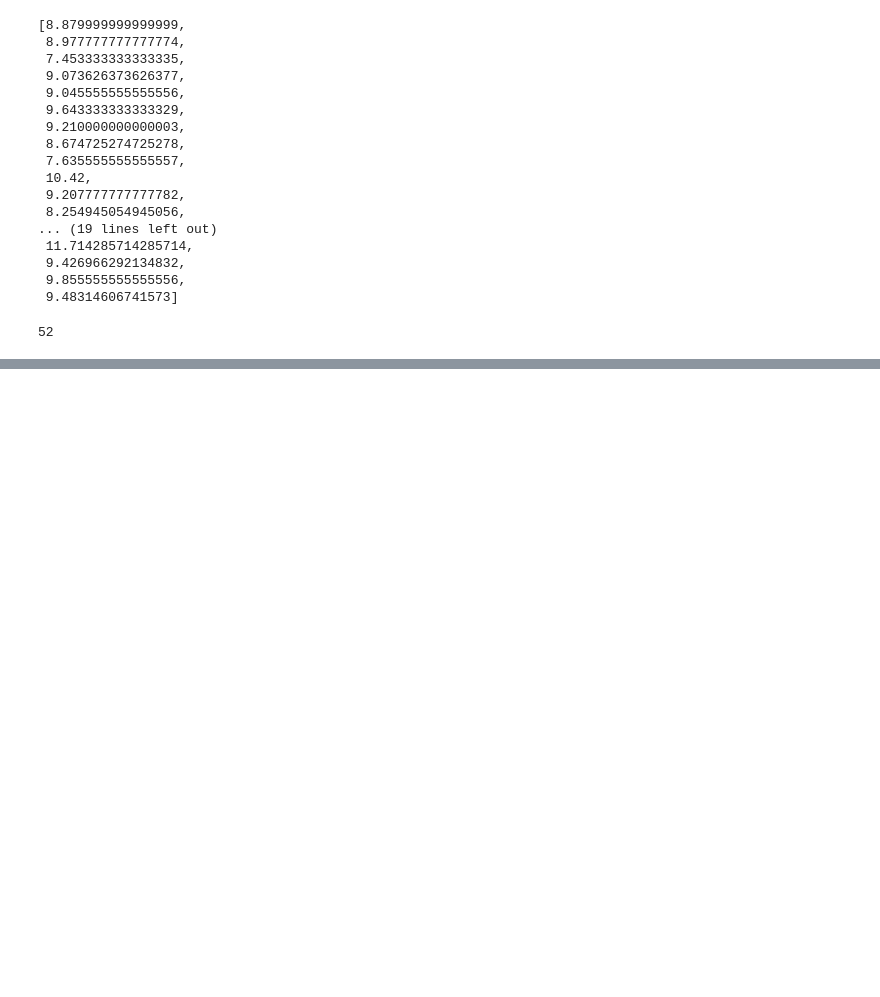
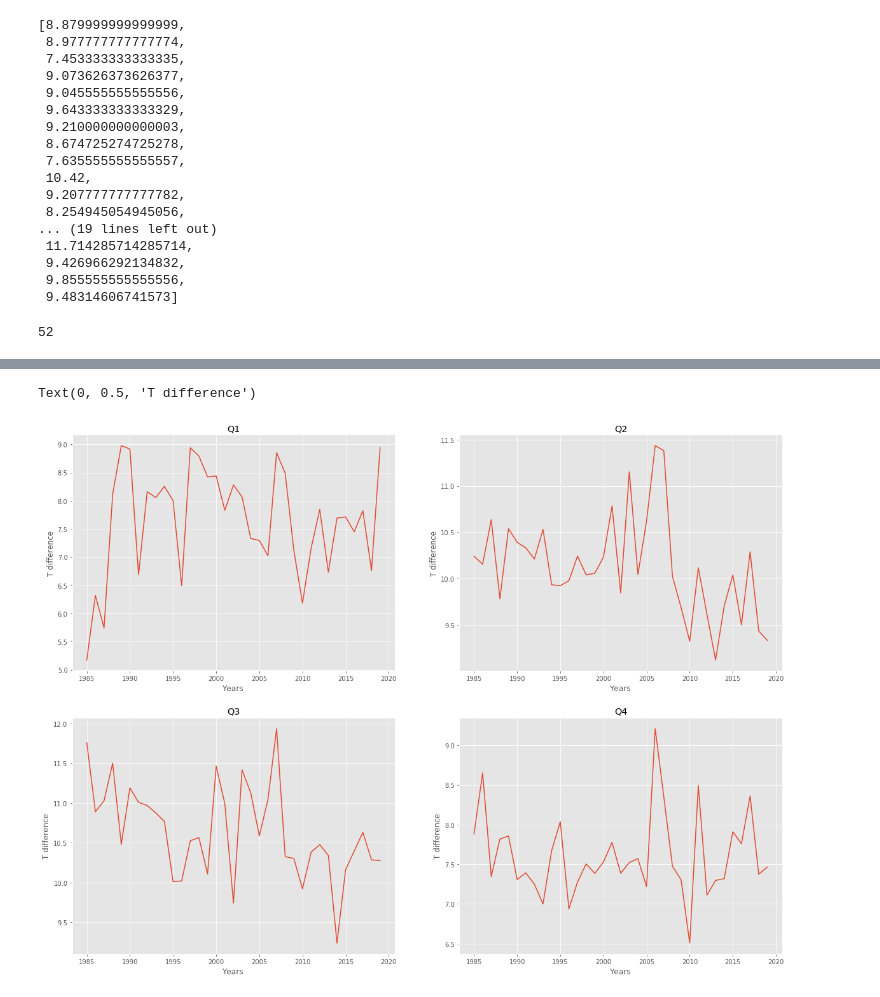
Before and after one commit to macejova/Project_PythonDataIES, a Jupyter notebook: Project actual data analysis Mac + plot.ipynb, the cells around one changed output, grey strips where cells are left out. Cells and saved outputs as stored; diff of their text form; code cells hidden in the pictures; blank space fills up the shorter version.

```diff
--- a/Project actual data analysis Mac + plot.ipynb
+++ b/Project actual data analysis Mac + plot.ipynb
@@ -353,0 +414,27 @@ plot(*args, scalex=True, scaley=True, data=None, **kwargs)
+# %%
+#tdiff mean
+
+fig_1 = plt.figure(1, figsize=(20, 15))
+chart_1 = fig_1.add_subplot(221)
+chart_2 = fig_1.add_subplot(222)
+chart_3 = fig_1.add_subplot(223)
+chart_4 = fig_1.add_subplot(224)
+chart_1.plot(x,ITA_Tdiff_means_Q1)
+chart_2.plot(x,ITA_Tdiff_means_Q2)
+chart_3.plot(x,ITA_Tdiff_means_Q3)
+chart_4.plot(x,ITA_Tdiff_means_Q4)
+chart_1.set_title('Q1')
+chart_2.set_title('Q2')
+chart_3.set_title('Q3')
+chart_4.set_title('Q4')
+chart_1.set_xlabel('Years')
+chart_2.set_xlabel('Years')
+chart_3.set_xlabel('Years')
+chart_4.set_xlabel('Years')
+chart_1.set_ylabel('T difference')
+chart_2.set_ylabel('T difference')
+chart_3.set_ylabel('T difference')
+chart_4.set_ylabel('T difference')
+# %% [output]
+Text(0, 0.5, 'T difference')
+[figure, added]
```
Also changed, not shown: parts of 15 cells of this notebook.
